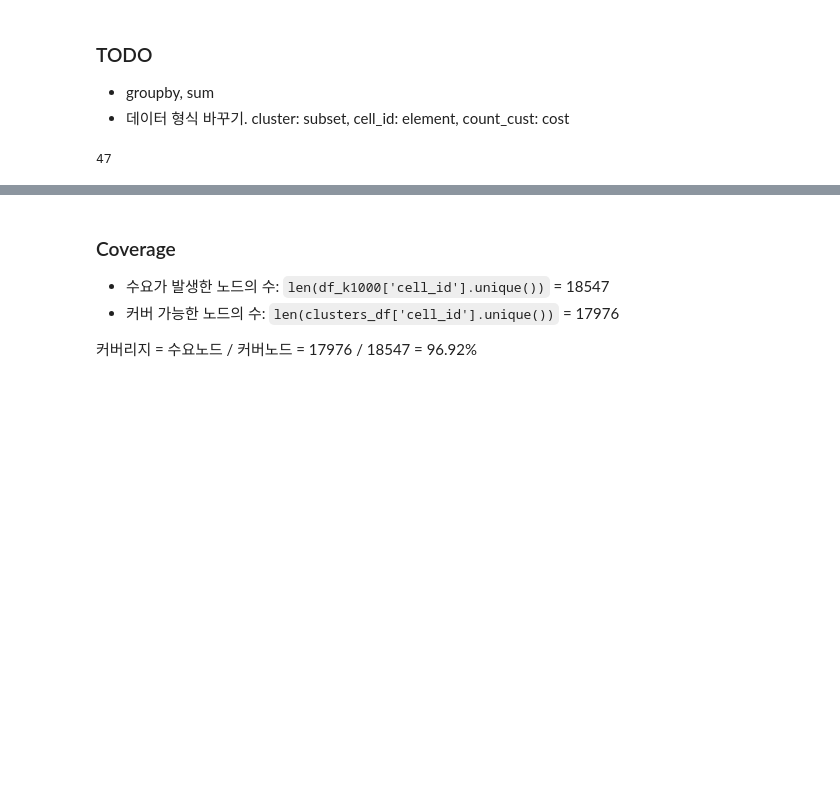
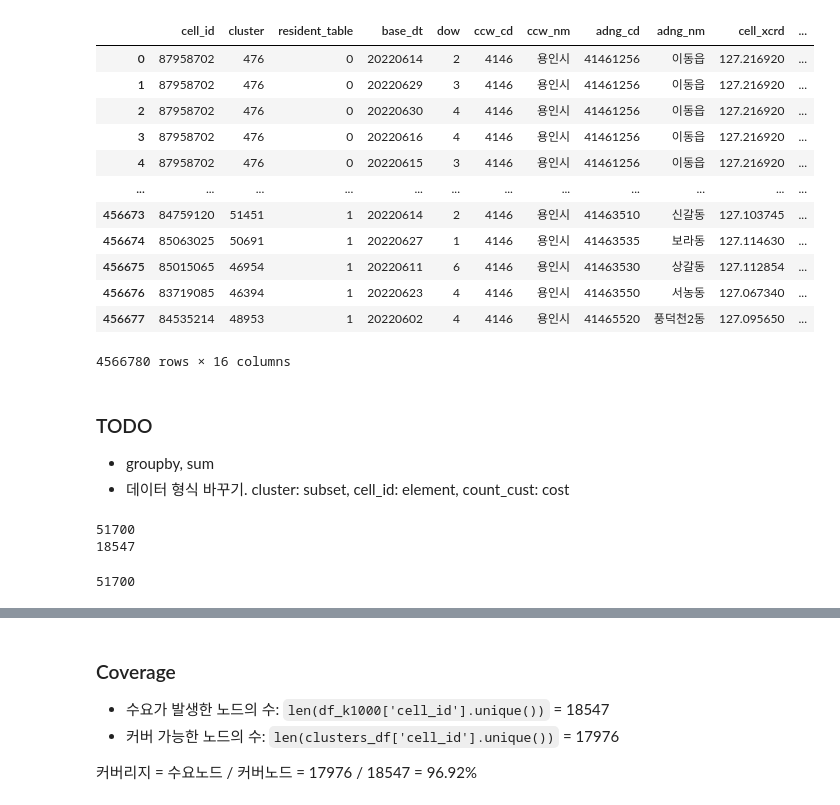
Before and after one commit to jaesoekjjang/ev-station-opt, a Jupyter notebook: code/4_set_cover.ipynb, the cells around one changed output, grey strips where cells are left out. Drawn from its saved outputs; the diff is of its cells as text; code cells hidden in the pictures; blank space fills up the shorter version.

```diff
--- a/code/4_set_cover.ipynb
+++ b/code/4_set_cover.ipynb
@@ -32,3 +32,19 @@ len(candidates_full_cols['cluster'].unique())
+# %%
+candidates_full_cols
+# %% [output]
+|  | cell_id | cluster | resident_table | base_dt | dow | ccw_cd | ccw_nm | adng_cd | adng_nm | cell_xcrd | ... |
+| 0 | 87958702 | 476 | 0 | 20220614 | 2 | 4146 | 용인시 | 41461256 | 이동읍 | 127.216920 | ... |
+| 1 | 87958702 | 476 | 0 | 20220629 | 3 | 4146 | 용인시 | 41461256 | 이동읍 | 127.216920 | ... |
+| 2 | 87958702 | 476 | 0 | 20220630 | 4 | 4146 | 용인시 | 41461256 | 이동읍 | 127.216920 | ... |
+| 3 | 87958702 | 476 | 0 | 20220616 | 4 | 4146 | 용인시 | 41461256 | 이동읍 | 127.216920 | ... |
+| 4 | 87958702 | 476 | 0 | 20220615 | 3 | 4146 | 용인시 | 41461256 | 이동읍 | 127.216920 | ... |
+| ... | ... | ... | ... | ... | ... | ... | ... | ... | ... | ... | ... |
+| 456673 | 84759120 | 51451 | 1 | 20220614 | 2 | 4146 | 용인시 | 41463510 | 신갈동 | 127.103745 | ... |
+| 456674 | 85063025 | 50691 | 1 | 20220627 | 1 | 4146 | 용인시 | 41463535 | 보라동 | 127.114630 | ... |
+| 456675 | 85015065 | 46954 | 1 | 20220611 | 6 | 4146 | 용인시 | 41463530 | 상갈동 | 127.112854 | ... |
+| 456676 | 83719085 | 46394 | 1 | 20220623 | 4 | 4146 | 용인시 | 41463550 | 서농동 | 127.067340 | ... |
+| 456677 | 84535214 | 48953 | 1 | 20220602 | 4 | 4146 | 용인시 | 41465520 | 풍덕천2동 | 127.095650 | ... |
+4566780 rows × 16 columns
 # %% [markdown]
 ### TODO
 -  groupby, sum
@@ -52,6 +68,12 @@ for _, r in candidates.iterrows():
   universe.add(cell_id)
   subsets[cluster].add(cell_id)
   demands[cell_id] = count_cust
+# %%
+print(len(subsets))
+print(len(demands))
+# %% [output]
+51700
+18547
 # %%
 def greedy_set_cover(universe, subsets, costs):
     elements = set(e for s in subsets.keys() for e in subsets[s])
@@ -98,12 +120,13 @@ def calculate_subset_demand(subsets, demands):
       return [total_demands, total_demands_recip]
 # %%
 total_demands, total_demands_recip = calculate_subset_demand(subsets, demands)
+# %%
+# total_demands
+print(len(total_demands_recip))
+# %% [output]
+51700
 # %%
 cover = greedy_set_cover(universe, subsets, total_demands_recip)
-# %%
-len(cover)
-# %% [output]
-47
 # %%
 cover_df = pd.DataFrame(cover)
 cover_df.columns = ['cluster']
```
Also changed, not shown: parts of 10 cells of this notebook, 4 other files.
